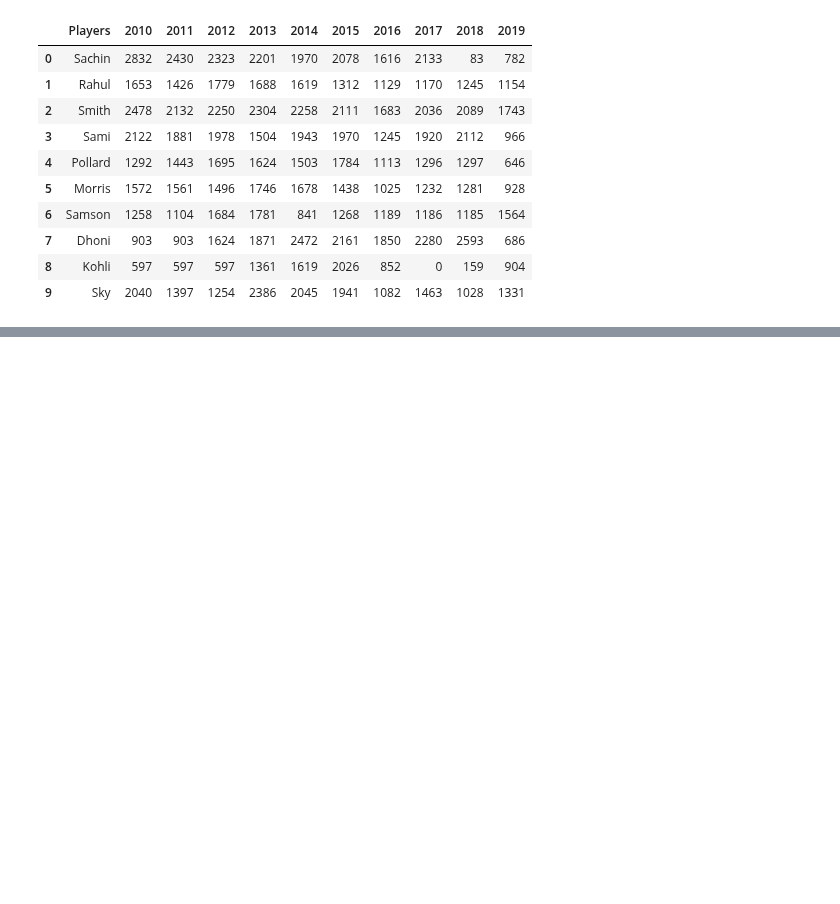
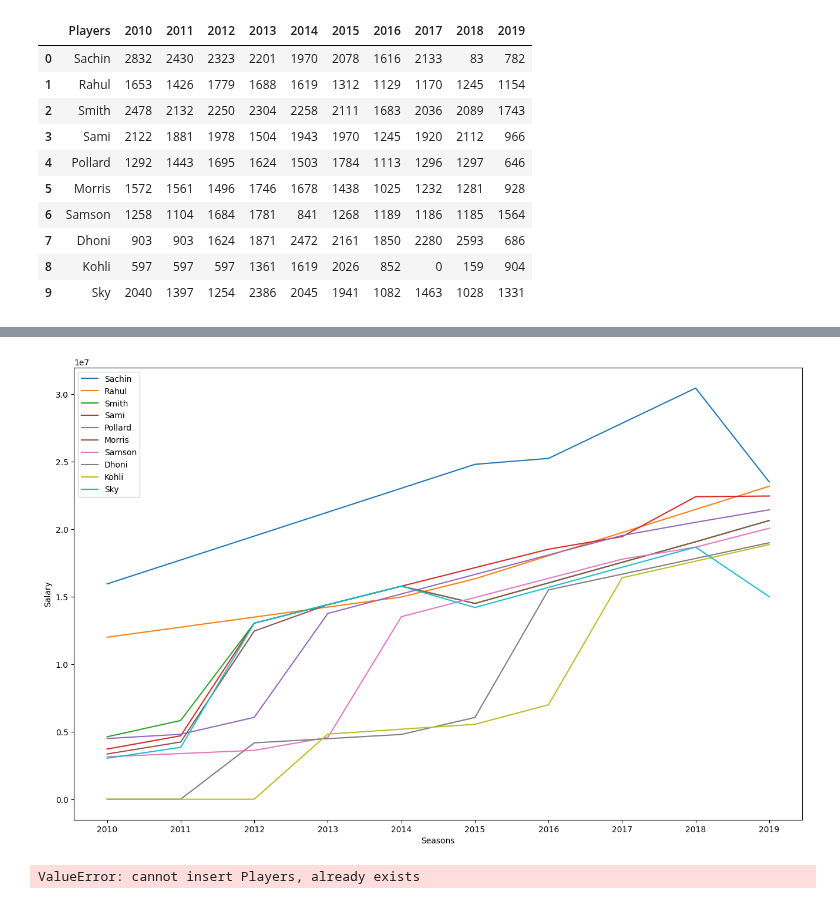
Before and after one commit to corpsedust/NareshIT, a Jupyter notebook: Self-practice(Tasks and IQ stuff)/IPL_DataAnalysis.ipynb, the cells around one changed output, grey strips where cells are left out. Cells and saved outputs as stored; diff of their text form; code cells hidden in the pictures; blank space fills up the shorter version.

```diff
--- a/Self-practice(Tasks and IQ stuff)/IPL_DataAnalysis.ipynb
+++ b/Self-practice(Tasks and IQ stuff)/IPL_DataAnalysis.ipynb
@@ -215,0 +294,15 @@ df3
+# %%
+#Here x axis is the row, I want columns as rows and labels as player names
+#what if I transpose the table ?
+dfT = df.T
+plt.plot(dfT, label = dfT.columns)
+plt.xlabel("Seasons")
+plt.ylabel("Salary")
+plt.legend()
+plt.rcParams['figure.figsize'] = 20,16     #7 width , 3 -height
+# %% [output]
+[figure, added]
+# %%
+df2.insert(0, "Players", Players)
+# %% [output]
+ValueError: cannot insert Players, already exists
```
Also changed, not shown: parts of 13 cells of this notebook.
